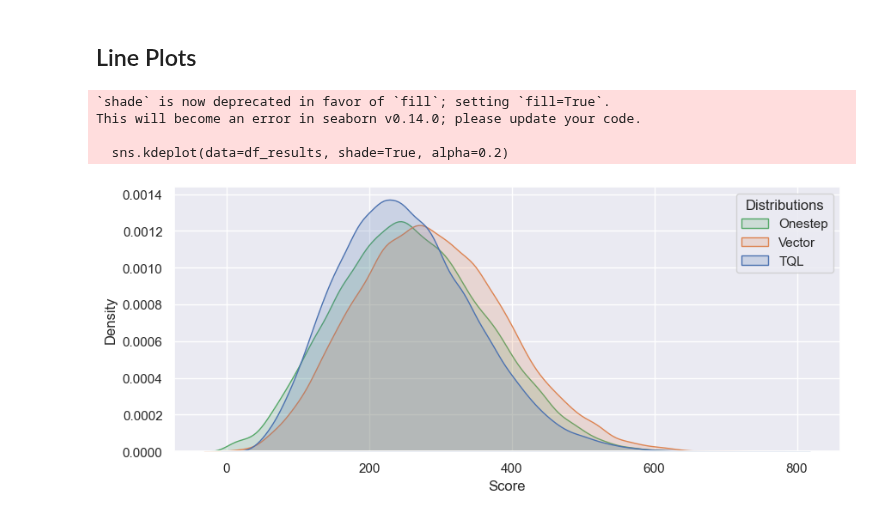
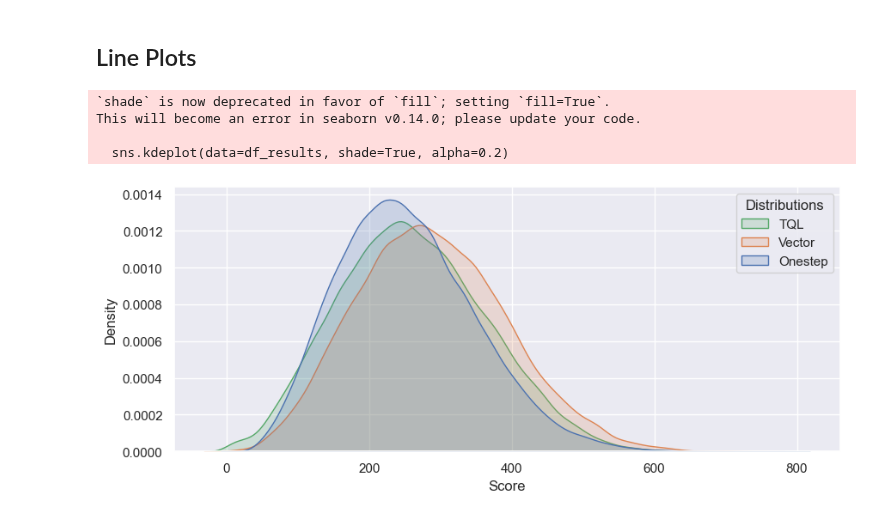
Before and after one commit to vietnhprivat/snake_ai, a Jupyter notebook: src/Classes/data_collection_test.ipynb, the cells around one changed output. Cells and saved outputs as stored; diff of their text form; code cells hidden in the pictures.

```diff
--- a/src/Classes/data_collection_test.ipynb
+++ b/src/Classes/data_collection_test.ipynb
@@ -79,20 +65,20 @@ export_csv(dataframe, save_path)
 # %%
 plt.figure(figsize=(10, 4))
 
 # Plot the three normal distributions together
 sns.set_theme(style="darkgrid")
 sns.kdeplot(data=df_results, shade=True, alpha=0.2)
 
 # Add labels and a legend
 plt.xlabel("Score")
 plt.ylabel("Density")
-plt.legend(title="Distributions", labels=["Onestep", "Vector", "TQL"])
+plt.legend(title="Distributions", labels=["TQL", "Vector", "Onestep"])
 
 # Show the plot
 plt.show()
 # %% [output]
 `shade` is now deprecated in favor of `fill`; setting `fill=True`.
 This will become an error in seaborn v0.14.0; please update your code.
 
   sns.kdeplot(data=df_results, shade=True, alpha=0.2)
-[figure, old version]
+[figure, new version]
```
Also changed, not shown: parts of 2 cells of this notebook, 2 other files.
